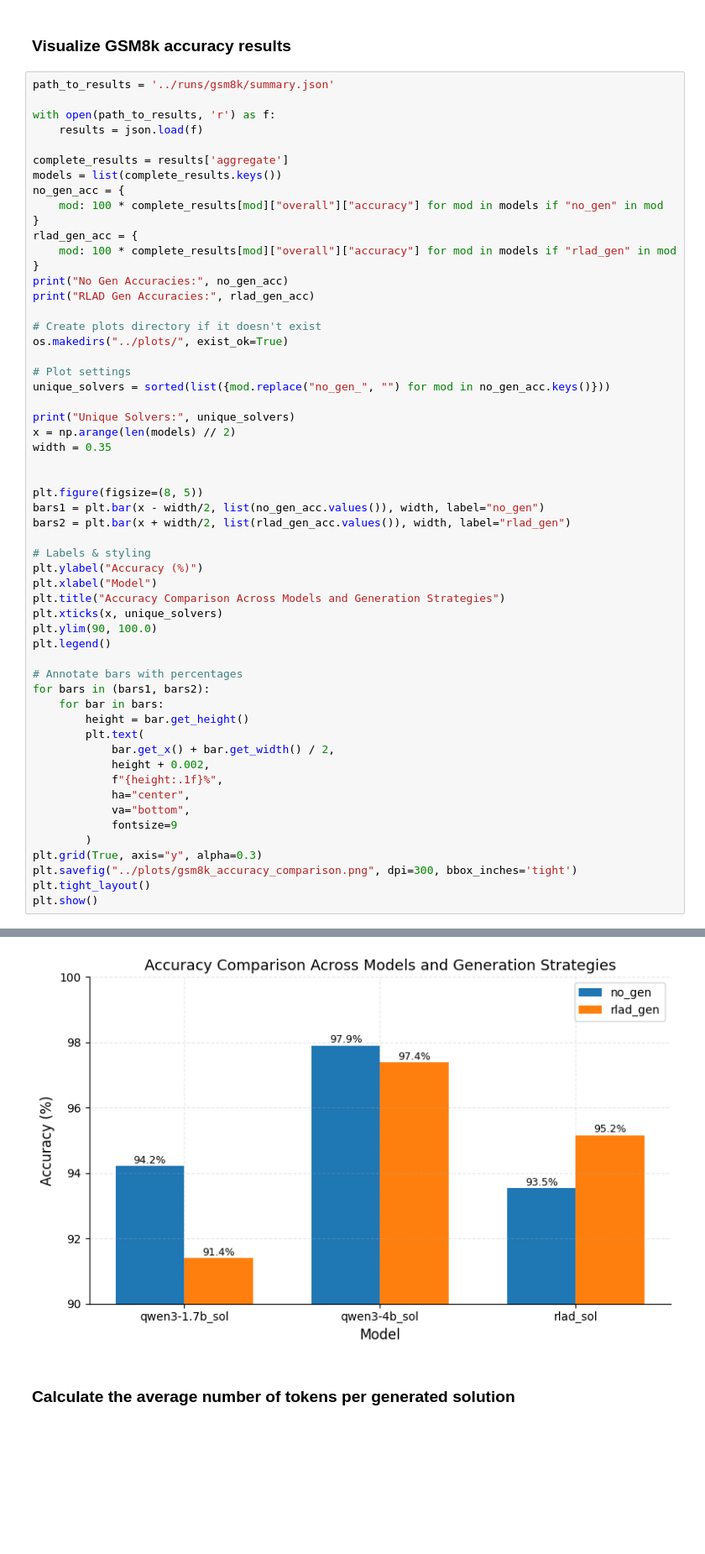
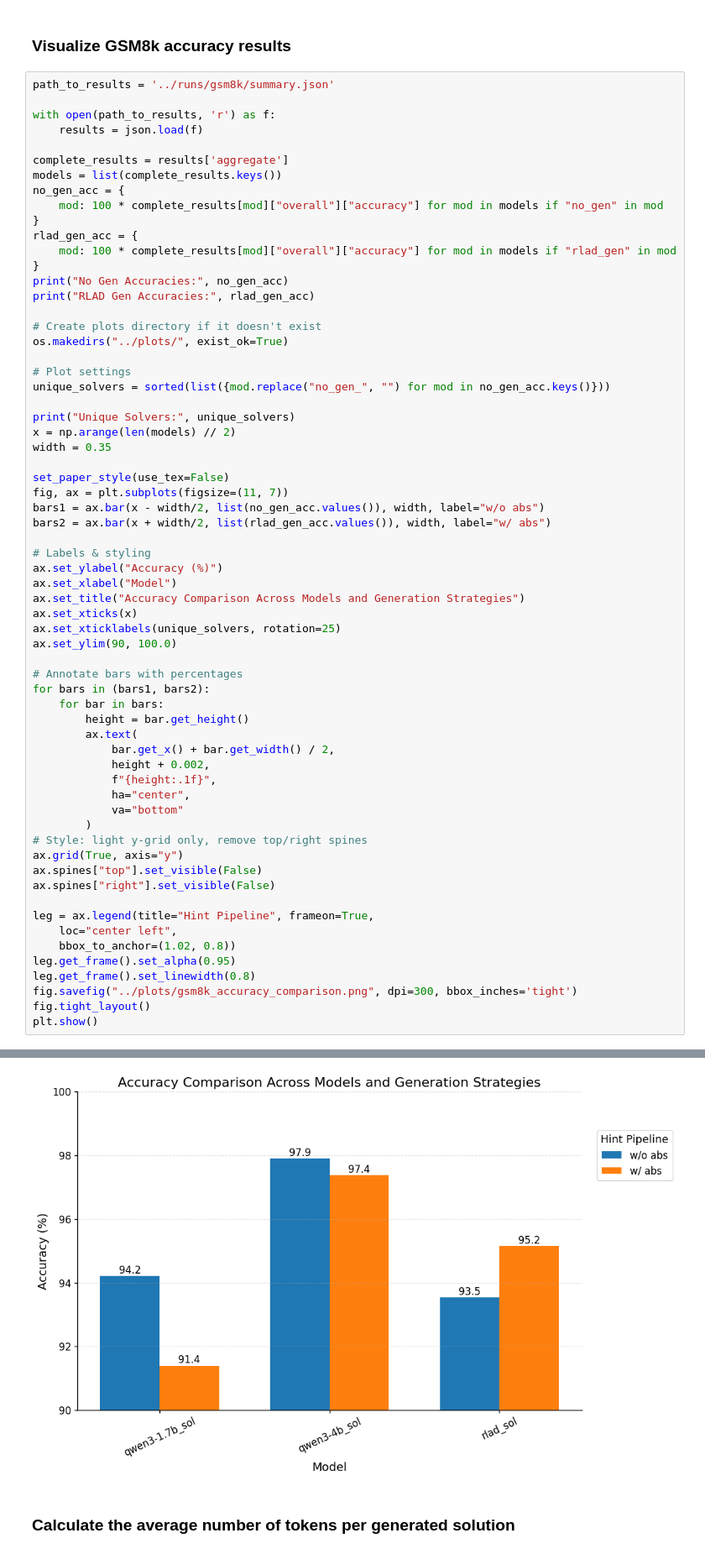
Before and after one commit to AmelxJamal/RLAD, a Jupyter notebook: notebooks/visualize_results.ipynb, the cells around one changed output, grey strips where cells are left out. Shown at 84% size. Drawn from its saved outputs; the diff is of its cells as text; blank space fills up the shorter version.

```diff
--- a/notebooks/visualize_results.ipynb
+++ b/notebooks/visualize_results.ipynb
@@ -51,51 +67,59 @@ rlad_gen_acc = {
 }
 print("No Gen Accuracies:", no_gen_acc)
 print("RLAD Gen Accuracies:", rlad_gen_acc)
 
 # Create plots directory if it doesn't exist
 os.makedirs("../plots/", exist_ok=True)
 
 # Plot settings
 unique_solvers = sorted(list({mod.replace("no_gen_", "") for mod in no_gen_acc.keys()}))
 
 print("Unique Solvers:", unique_solvers)
 x = np.arange(len(models) // 2)
 width = 0.35
 
-
-plt.figure(figsize=(8, 5))
-bars1 = plt.bar(x - width/2, list(no_gen_acc.values()), width, label="no_gen")
-bars2 = plt.bar(x + width/2, list(rlad_gen_acc.values()), width, label="rlad_gen")
+set_paper_style(use_tex=False)
+fig, ax = plt.subplots(figsize=(11, 7))
+bars1 = ax.bar(x - width/2, list(no_gen_acc.values()), width, label="w/o abs")
+bars2 = ax.bar(x + width/2, list(rlad_gen_acc.values()), width, label="w/ abs")
 
 # Labels & styling
-plt.ylabel("Accuracy (%)")
-plt.xlabel("Model")
-plt.title("Accuracy Comparison Across Models and Generation Strategies")
-plt.xticks(x, unique_solvers)
-plt.ylim(90, 100.0)
-plt.legend()
+ax.set_ylabel("Accuracy (%)")
+ax.set_xlabel("Model")
+ax.set_title("Accuracy Comparison Across Models and Generation Strategies")
+ax.set_xticks(x)
+ax.set_xticklabels(unique_solvers, rotation=25)
+ax.set_ylim(90, 100.0)
 
 # Annotate bars with percentages
 for bars in (bars1, bars2):
     for bar in bars:
         height = bar.get_height()
-        plt.text(
+        ax.text(
             bar.get_x() + bar.get_width() / 2,
             height + 0.002,
-            f"{height:.1f}%",
+            f"{height:.1f}",
             ha="center",
-            va="bottom",
-            fontsize=9
+            va="bottom"
         )
-plt.grid(True, axis="y", alpha=0.3)
-plt.savefig("../plots/gsm8k_accuracy_comparison.png", dpi=300, bbox_inches='tight')
-plt.tight_layout()
+# Style: light y-grid only, remove top/right spines
+ax.grid(True, axis="y")
+ax.spines["top"].set_visible(False)
+ax.spines["right"].set_visible(False)
+
+leg = ax.legend(title="Hint Pipeline", frameon=True,
+    loc="center left",
+    bbox_to_anchor=(1.02, 0.8))
+leg.get_frame().set_alpha(0.95)
+leg.get_frame().set_linewidth(0.8)
+fig.savefig("../plots/gsm8k_accuracy_comparison.png", dpi=300, bbox_inches='tight')
+fig.tight_layout()
 plt.show()
 # %% [output]
 No Gen Accuracies: {'no_gen_qwen3-1.7b_sol': 94.21052631578948, 'no_gen_qwen3-4b_sol': 97.90575916230367, 'no_gen_rlad_sol': 93.54838709677419}
 RLAD Gen Accuracies: {'rlad_gen_qwen3-1.7b_sol': 91.39784946236558, 'rlad_gen_qwen3-4b_sol': 97.38219895287958, 'rlad_gen_rlad_sol': 95.16129032258065}
 Unique Solvers: ['qwen3-1.7b_sol', 'qwen3-4b_sol', 'rlad_sol']
-[figure, old version]
+[figure, new version]
 # %% [markdown]
 ### Calculate the average number of tokens per generated solution
 # %%
```
Also changed, not shown: parts of 10 cells of this notebook, 16 other files.
